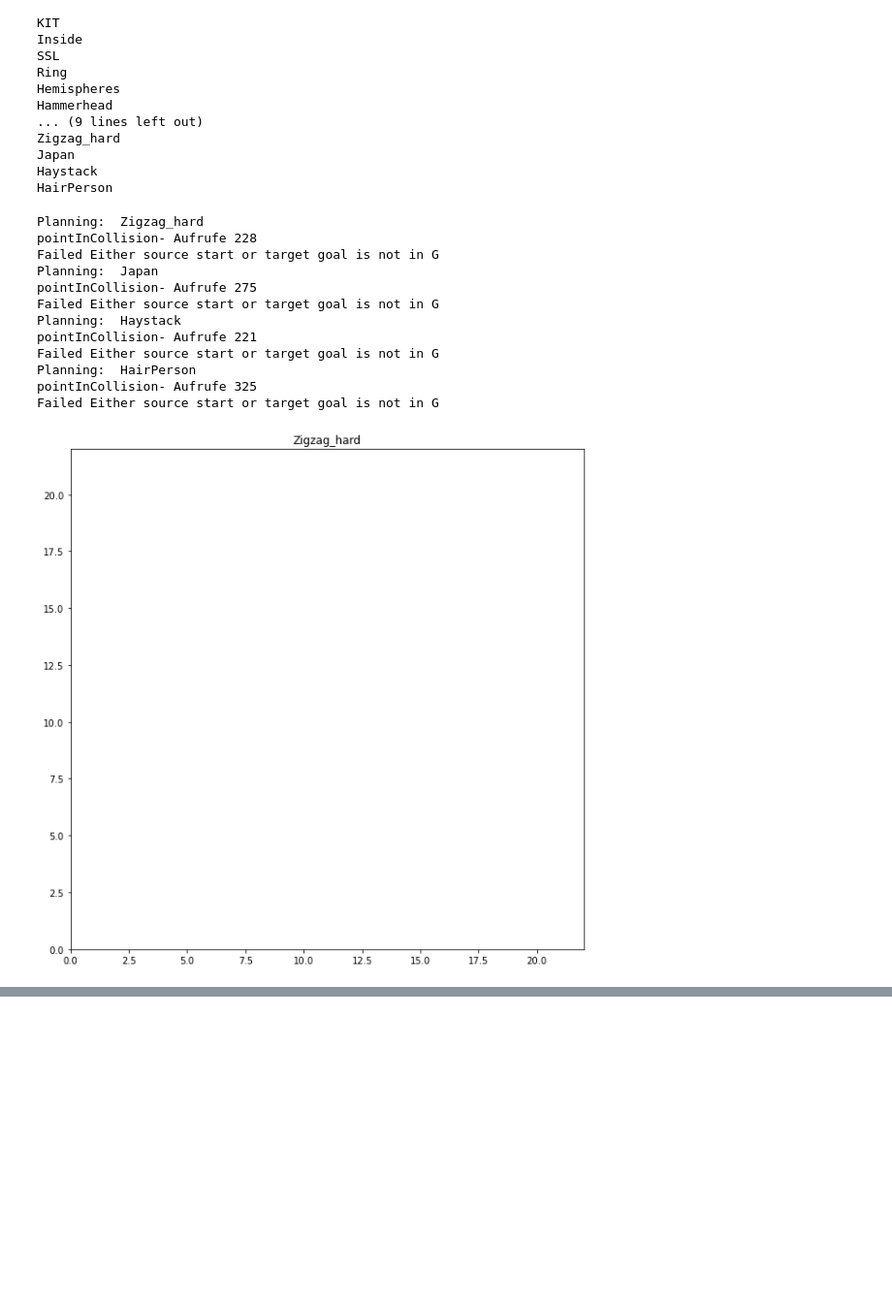
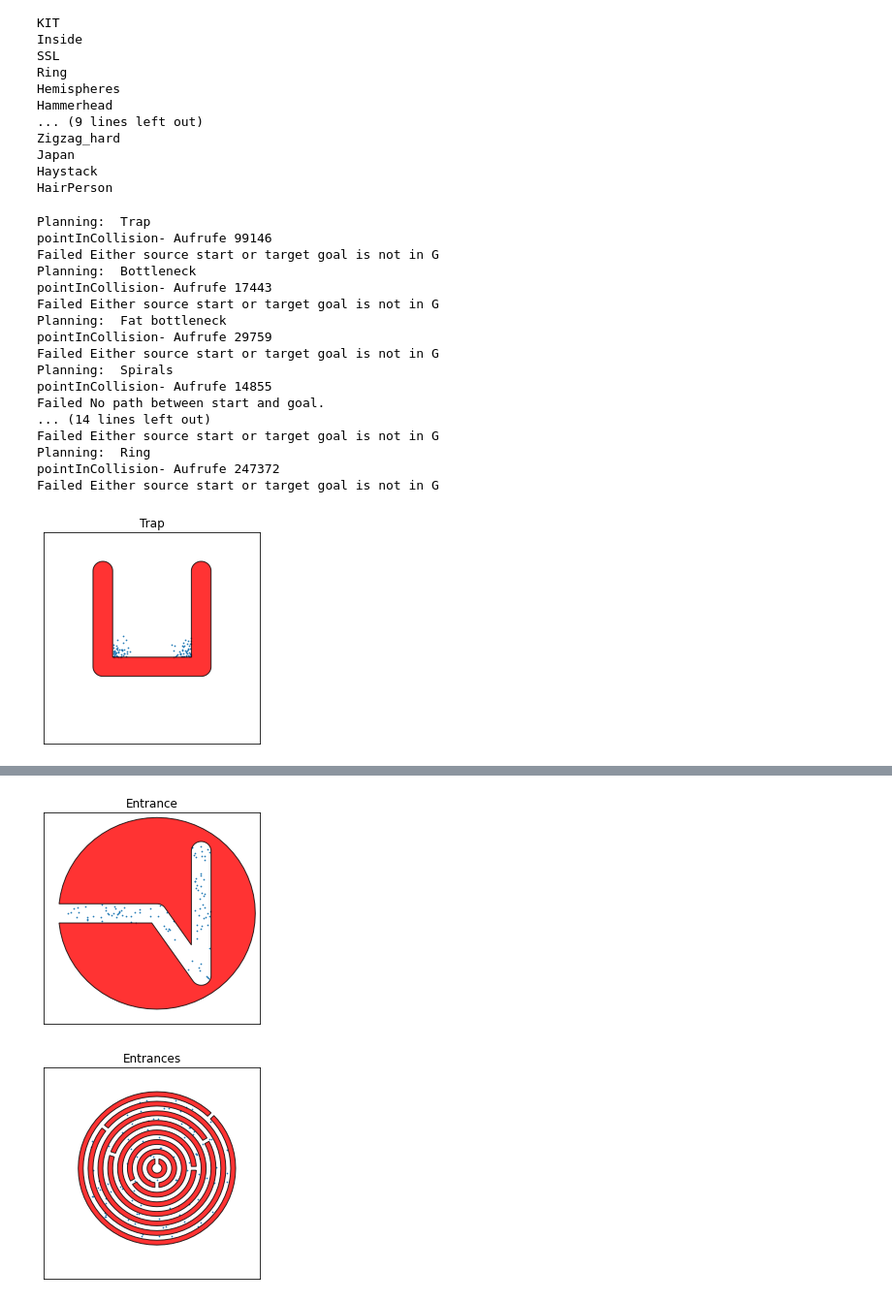
Before and after one commit to Keypos/Roboterprogrammierung_Projektarbeit, a Jupyter notebook: Aufgabe1_Bridge.ipynb, the cells around one changed output, grey strips where cells are left out. Shown: that part at 97% size. Drawn from its saved outputs; the diff is of its cells as text; code cells hidden in the pictures; blank space fills up the shorter version.

Commit message:
Benchmark for presi

```diff
--- a/Aufgabe1_Bridge.ipynb
+++ b/Aufgabe1_Bridge.ipynb
@@ -53,7 +53,7 @@ def simple_Bridge_Sampling(collChecker):
 
     if not collChecker.pointInCollision(pos):
         return False
-    d = np.random.normal(1,1)
+    d = np.random.normal(2,2)
     pos_x=pos[0]
     pos_y=pos[1]
     alpha=random.uniform(0,360)*(math.pi/180) #get an random angle in rad
@@ -132,8 +132,8 @@ def learnRoadmapNearestNeighbour(graph, dim, radius, numNodes, collisionChecker)
         while pos==False:
             num_loops += 1
             pos = simple_Bridge_Sampling(collisionChecker)
-            if num_loops > 200:
-                break
+            """if num_loops > 200:
+                break"""
 
         # Find set of candidates to connect to sorted by distance
         #result = nearestNeighboursX(pos, graph, radius)
@@ -184,7 +184,7 @@ def basicPRMVisualize(graph, collChecker, solution, nodeSize=300.0, ax=None):
 
 
     #Auskommentiert für Aufgabenstellung 1
-    #collChecker.drawObstacles(ax)
+    collChecker.drawObstacles(ax)
 
 
     # draw nodes based on solution path
@@ -236,50 +236,58 @@ Japan
 Haystack
 HairPerson
 # %%
-temp_list=IPTestSuite.benchList[21:]
-
+temp_list=IPTestSuite.benchList[:10]
+coll_list = []
 for benchmark in temp_list:
+    if benchmark.name == "Japan":
+        continue
     try:
+        benchmark.name
         print ("Planning: ", benchmark.name)
         collChecker = benchmark.collisionChecker
         G = nx.Graph()
         radius = 3.0
-        numNodes = 200
+        numNodes = 100
 
         IPPerfMonitor.clearData()
 
         learnRoadmapNearestNeighbour(G, dim, radius, numNodes, collChecker)
 
         Function_infos = IPPerfMonitor.dataFrame()
         counts_for_collision = len(Function_infos[Function_infos["name"]=="pointInCollision"])
         print("pointInCollision- Aufrufe", counts_for_collision)
-
+        coll_list.append(counts_for_collision)
         solution = findPath(G,benchmark.startList[0],benchmark.goalList[0], collChecker)
         print(solution, len(solution))
         print(len(G.nodes()))
 
     except Exception as e:
         solution = []
         print ("Failed", e)
     # draw the planning
-    fig = plt.figure(figsize=(10,10))
+    fig = plt.figure(figsize=(4,4))
     ax = fig.add_subplot(1,1,1)
     limits=collChecker.getEnvironmentLimits()
     ax.set_xlim(limits[0])
     ax.set_ylim(limits[1])
     ax.set_title(benchmark.name)
-    basicPRMVisualize(G,collChecker,solution,nodeSize=80,ax=ax)
+    basicPRMVisualize(G,collChecker,solution,nodeSize=1,ax=ax)
 # %% [output]
-Planning:  Zigzag_hard
-pointInCollision- Aufrufe 228
+Planning:  Trap
+pointInCollision- Aufrufe 99146
 Failed Either source start or target goal is not in G
-Planning:  Japan
-pointInCollision- Aufrufe 275
+Planning:  Bottleneck
+pointInCollision- Aufrufe 17443
 Failed Either source start or target goal is not in G
-Planning:  Haystack
-pointInCollision- Aufrufe 221
+Planning:  Fat bottleneck
+pointInCollision- Aufrufe 29759
 Failed Either source start or target goal is not in G
-Planning:  HairPerson
-pointInCollision- Aufrufe 325
+Planning:  Spirals
+pointInCollision- Aufrufe 14855
+Failed No path between start and goal.
+... (14 lines left out)
 Failed Either source start or target goal is not in G
+Planning:  Ring
+pointInCollision- Aufrufe 247372
+Failed Either source start or target goal is not in G
-[figure, old version]
+[figure, new version]
@@ -288,0 +297,2 @@ Failed Either source start or target goal is not in G
+[figure, added]
+[figure, added]
```
Also changed, not shown: parts of 3 cells of this notebook, 2 other files.
